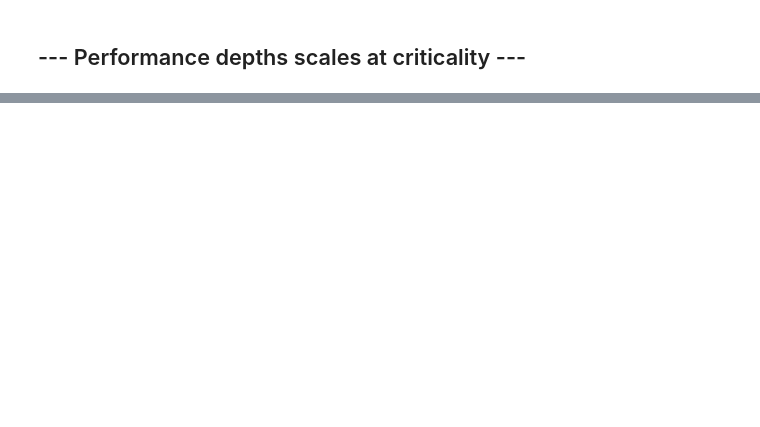
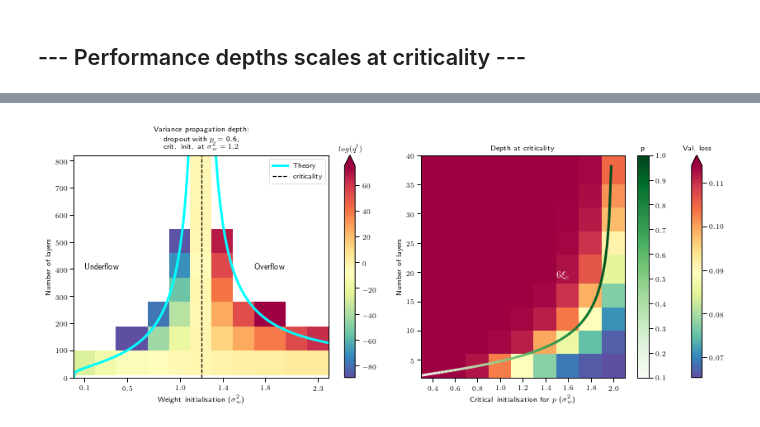
Before and after one commit to ElanVB/noisy_signal_prop, a Jupyter notebook: Figure_2_noisy_cmap.ipynb, the cells around one changed output, grey strips where cells are left out. Cells and saved outputs as stored; diff of their text form; code cells hidden in the pictures; blank space fills up the shorter version.

```diff
--- a/Figure_2_noisy_cmap.ipynb
+++ b/Figure_2_noisy_cmap.ipynb
@@ -293,0 +261,93 @@ plt.show()
+# %%
+rates = np.linspace(0.1, 1, 100)
+mu2s = 1/rates
+fps = []
+fp_slopes = []
+for p in rates:
+    mu2 = 1/p
+    fpoint = fixed_point(c_map, p, p*2, mu2)
+    fps.append(fpoint)
+
+    slope = c_map_slope(fpoint, p*2)
+    fp_slopes.append(slope)
+
+fig, [ax1, ax2] = plt.subplots(1, 2, figsize=(12, 5))
+pickle_in = open("src/results/under_overflow.pk","rb")
+example_dict = pickle.load(pickle_in)[:120]
+p = 0.6
+num_layers = 1000
+nets = np.linspace(10, num_layers, 12, dtype=int)[:10]
+inits = np.round(np.linspace(0.1, 2.5, 12),1)
+xv, yv = np.meshgrid(nets, inits, sparse=False, indexing='ij')
+
+Z1 = np.log(np.array(example_dict))
+
+bad_indices = np.isnan(Z1) + np.isinf(Z1)
+Z1 = np.ma.array(Z1, mask=bad_indices)
+cmap = matplotlib.cm.get_cmap(name="Spectral_r")
+cmap.set_bad('white', 1.)
+
+pcm = ax1.pcolormesh(yv-0.1, xv-0.1, Z1.reshape(10,12), cmap=cmap)
+cbar = fig.colorbar(pcm, ax=ax1, extend='max')
+cbar.ax.set_title('$log(q^l)$')
+
+ax1.set_xlabel('Weight initialisation ($\sigma^2_w$)')
+
+ax1.set_ylabel("Number of layers")
+ax1.set_title("Variance propagation depth:\ndropout with $p$ = 0.6,\ncrit. init. at $\sigma^2_w = 1.2$")
+
+max_depth = 0
+init_theory = np.linspace(0, 2.4, 1000)
+depth_per_p_theory = depth("Dropout", init_theory, p)
+max_depth = np.max([max_depth, np.max(depth_per_p_theory)])
+ax1.plot(init_theory, depth_per_p_theory, label="Theory", c='cyan', linewidth=3)
+
+# plot critical point
+crit_point = critical_point("Dropout", p)
+ax1.plot([crit_point,]*2, [0, num_layers], color="black", linestyle="--", label="criticality")
+
+ax1.set_ylim(0, 820)
+ax1.legend()
+ax1.set_xticks(inits[:-1:2])
+ax1.text(0.1, 400, 'Underflow', fontsize=10)
+ax1.text(1.7, 400, 'Overflow', fontsize=10)
+
+pickle_in = open("src/results/val_loss_per_depth.pk","rb")
+example_dict = np.array(pickle.load(pickle_in))[:,1]
+rates = np.linspace(0.1, 1, 100)
+
+nets = np.linspace(2, 40, 10, dtype=int)
+d_rates = 2*np.linspace(0.1, 1, 10)
+xv, yv = np.meshgrid(nets, d_rates, sparse=False, indexing='ij')
+
+Z1 = np.array(example_dict)
+pcm = ax2.pcolormesh(yv+0.1, xv+0.1, Z1.reshape(10,10), cmap='Spectral_r')
+cbar1 = fig.colorbar(pcm, ax=ax2, extend='max')
+cbar1.ax.set_title('Val. loss')
+
+# Now do a second plot coloring the curve using a continuous colormap
+t = rates #np.linspace(0, 10, 200)
+x = 2*rates
+y = 6*depth_scale(fp_slopes)
+points = np.array([x, y]).T.reshape(-1, 1, 2)
+segments = np.concatenate([points[:-1], points[1:]], axis=1)
+
+lc = LineCollection(segments, cmap=plt.get_cmap('Greens'))
+lc.set_array(t)
+lc.set_linewidth(3)
+cbar2 = fig.colorbar(lc, ax=ax2)
+cbar2.ax.set_title('p')
+
+ax2.add_collection(lc)
+ax2.set_xlabel("Critical initialisation for $p$ ($\sigma^2_w$)")
+ax2.set_ylabel("Number of layers")
+ax2.text(1.5, 19, r'$6\xi_c$', fontsize=12, color="white")
+ax2.set_title("Depth at criticality")
+ax2.set_xlim(0.3, 2.1)
+ax2.set_ylim(2, 40)
+# ax2.legend(loc=(0.1, 0.65))
+# plt.show()
+plt.gcf().tight_layout()
+plt.savefig("depth_scales.pdf")
+# %% [output]
+[figure, added]
```
Also changed, not shown: parts of 6 cells of this notebook, 1 other file.
